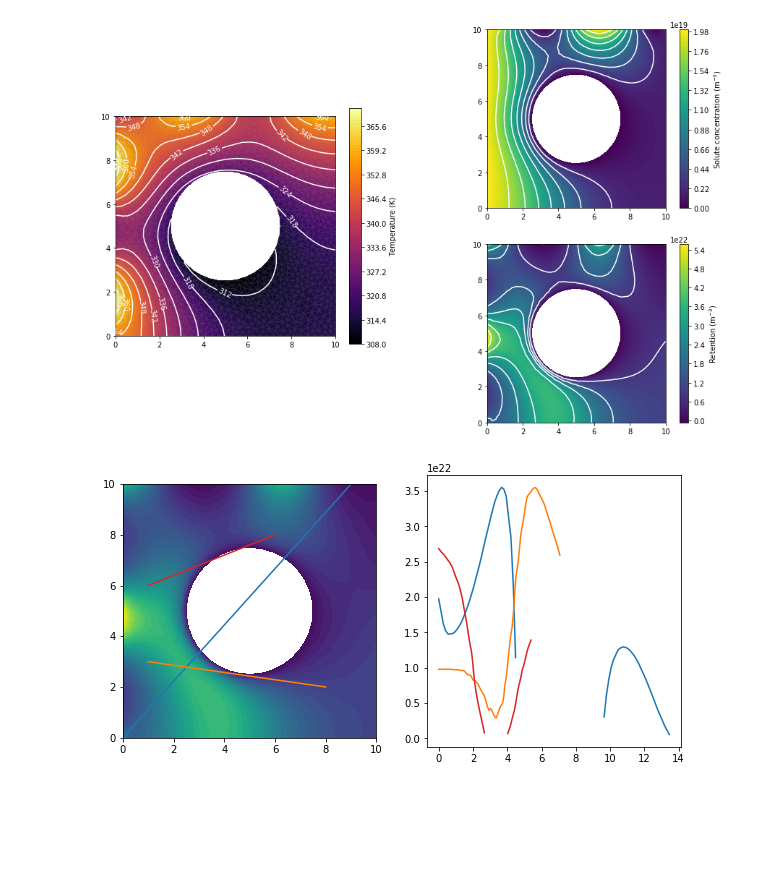
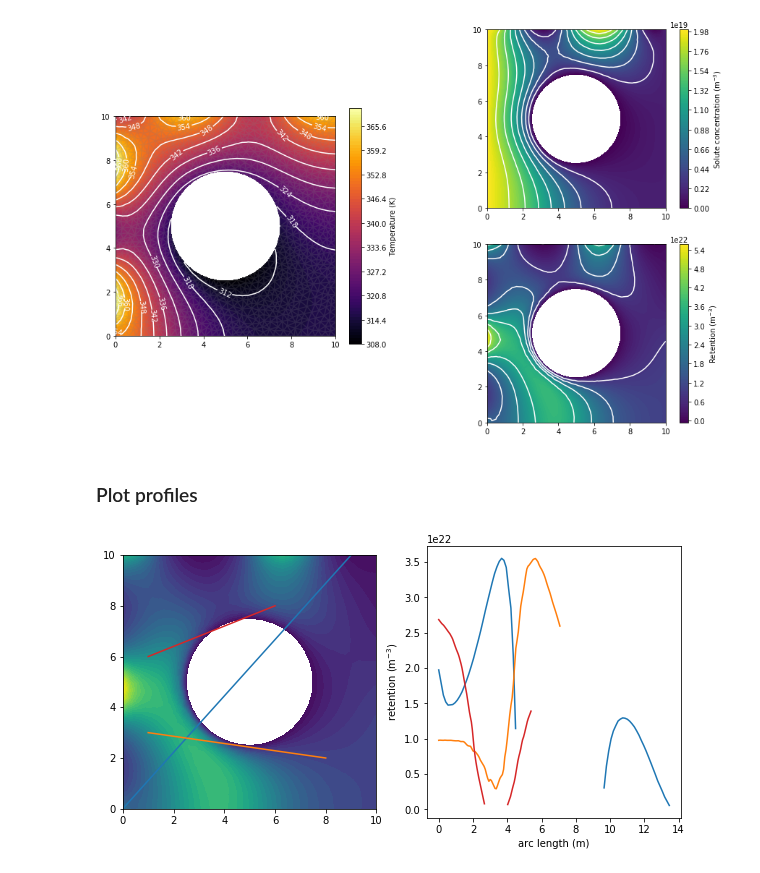
Before and after one commit to festim-dev/FESTIM, a Jupyter notebook: demos/demo_coupled_heat_transfer.ipynb, the cells around one changed output. Drawn from its saved outputs; the diff is of its cells as text; code cells hidden in the pictures; blank space fills up the shorter version.

Commit message:
added text and figure

```diff
--- a/demos/demo_coupled_heat_transfer.ipynb
+++ b/demos/demo_coupled_heat_transfer.ipynb
@@ -253,36 +272,43 @@ CS = plot(retention, mode="contour", colors="white", levels=8)
 CB = plt.colorbar(CF, label="Retention (m$^{-3}$)")
 # %% [output]
 [figure]
+# %% [markdown]
+### Plot profiles
 # %%
 import numpy as np
 def profile(function, start_point, end_point, nb):
     points_x = np.linspace(start_point[0], end_point[0], num=nb)
     points_y = np.linspace(start_point[1], end_point[1], num=nb)
     z, arc_length = [], []
     for i in range(len(points_x)):
         try:
             z.append(function(points_x[i], points_y[i]))
         except RuntimeError:
             z.append(float("nan"))
 
         arc_length.append(np.linalg.norm(np.array([points_x[i], points_y[i]]) - np.array(start_point)))
 
+    return z, arc_length, points_x, points_y
 
-    return z, arc_length, points_x, points_y
+
 fig, axs = plt.subplots(1, 2, figsize=(10, 5))
-
+# plot the retention
 plt.sca(axs[0])
 plot(retention)
 
 start_points = [(0, 0), (8, 2), (1, 6)]
 end_points = [(9, 10), (1, 3), (6, 8)]
 colours = ["tab:blue", "tab:orange", "tab:red"]
 for start_point, end_point, colour in zip(start_points, end_points, colours):
-
+    # compute the profile
     z, arc_length, points_x, points_y = profile(retention, start_point, end_point, nb=100)
+    # plot
     plt.sca(axs[0])
     plt.plot(points_x, points_y, color=colour)
     plt.sca(axs[1])
     plt.plot(arc_length, z, color=colour)
+axs[1].set_xlabel("arc length (m)")
+axs[1].set_ylabel("retention (m$^{-3}$)")
+plt.show()
 # %% [output]
-[figure, old version]
+[figure, new version]
```
Also changed, not shown: parts of 21 cells of this notebook.
